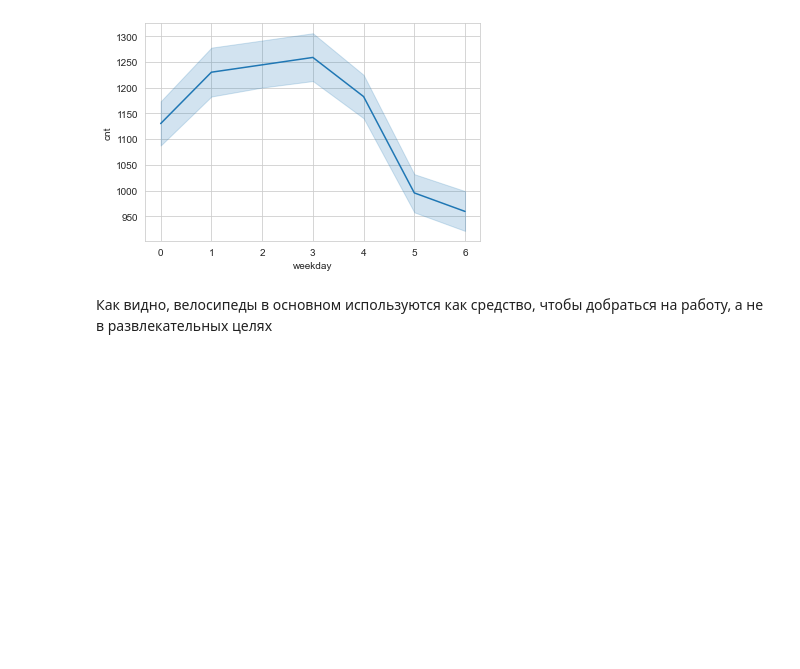
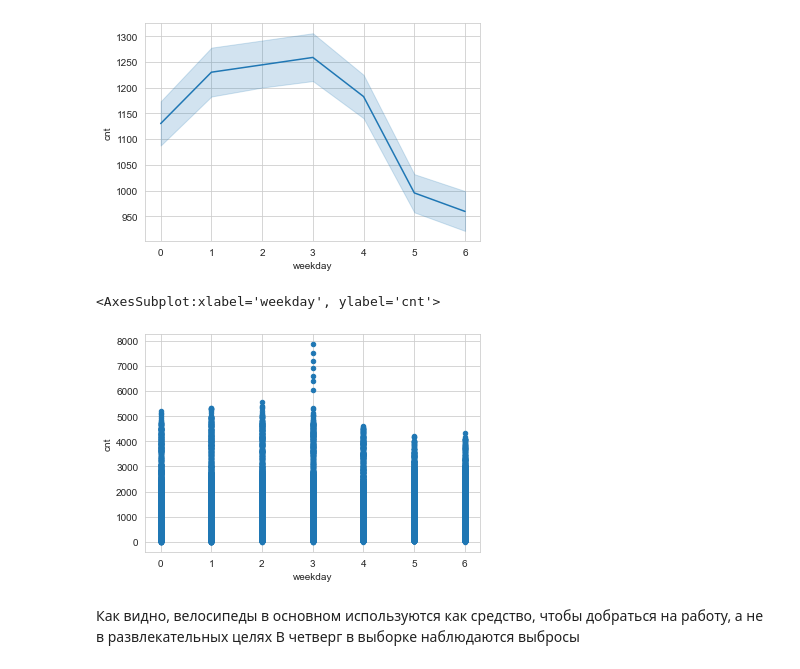
Before and after one commit to Trickster2038/research0, a Jupyter notebook: bicycles.ipynb, the cells around one changed output. Cells and saved outputs as stored; diff of their text form; code cells hidden in the pictures; blank space fills up the shorter version.

```diff
--- a/Untitled.ipynb
+++ b/bicycles.ipynb
@@ -218,5 +218,11 @@ sns.lineplot(x=df.weekday, y=df.cnt,  estimator="mean")
 # %% [output]
 <AxesSubplot:xlabel='weekday', ylabel='cnt'>
 [figure]
+# %%
+df.plot(kind="scatter", x="weekday", y="cnt")
+# %% [output]
+<AxesSubplot:xlabel='weekday', ylabel='cnt'>
+[figure, added]
 # %% [markdown]
 Как видно, велосипеды в основном используются как средство, чтобы добраться на работу, а не в развлекательных целях
+В четверг в выборке наблюдаются выбросы
```
Also changed, not shown: parts of 2 cells of this notebook.
